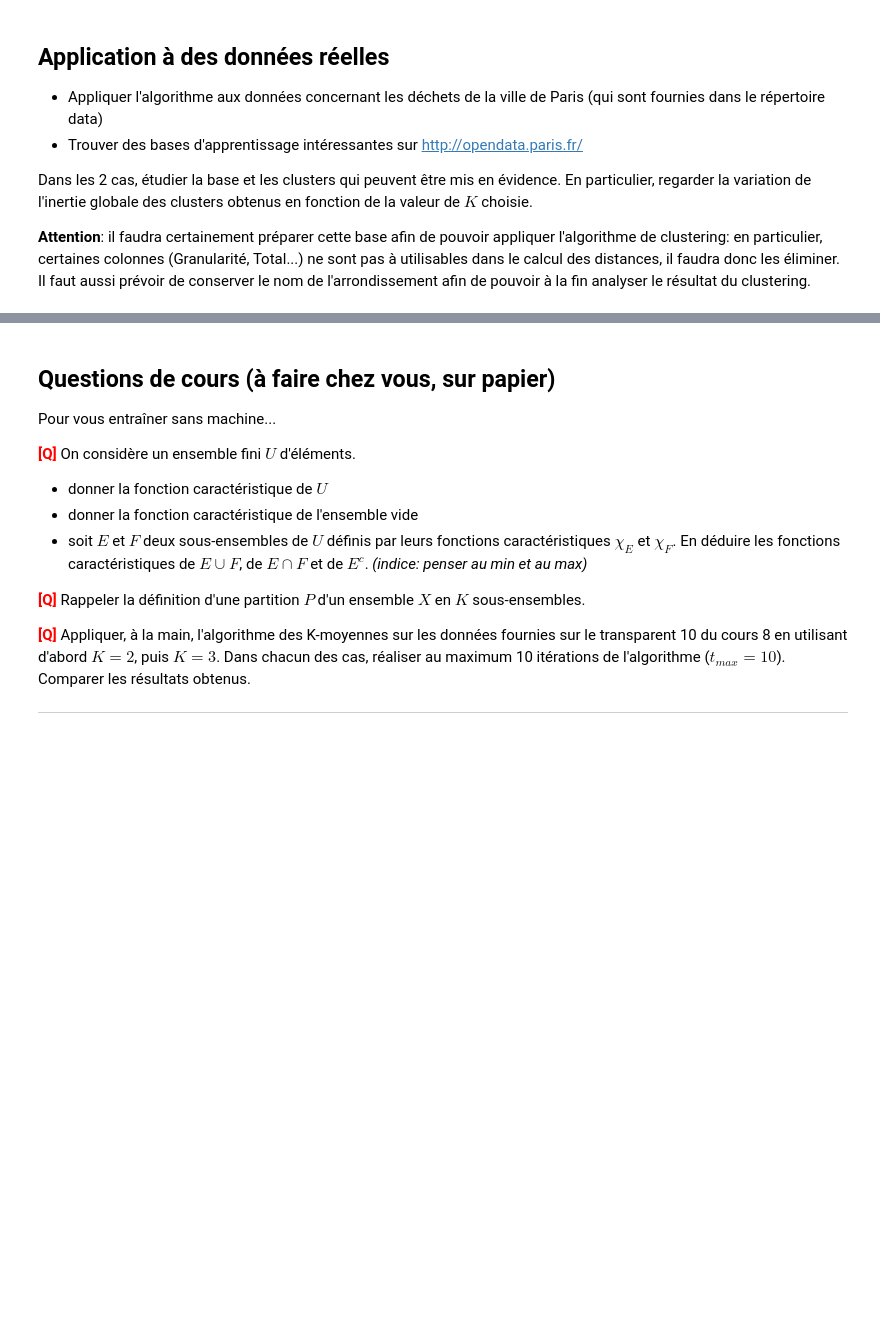
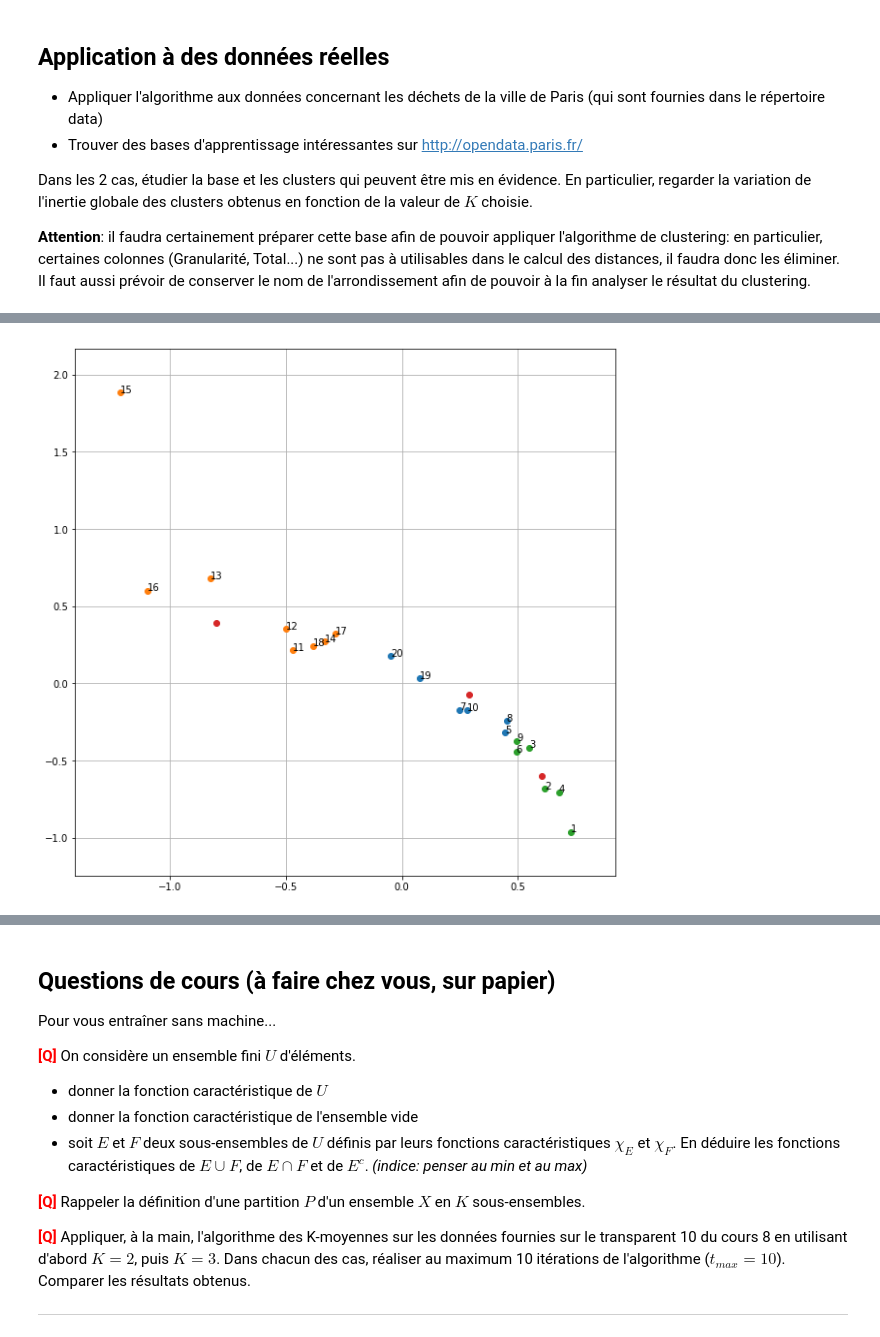
Before and after one commit to arianacarnielli/3I026, a Jupyter notebook: tme08/TME08-Carnielli.ipynb, the cells around one changed output, grey strips where cells are left out. Saved outputs shown, nothing was run; the diff lists cells and outputs as text; code cells hidden in the pictures; blank space fills up the shorter version.

```diff
--- a/tme08/TME08-Carnielli.ipynb
+++ b/tme08/TME08-Carnielli.ipynb
@@ -353,0 +426,5 @@ Dans les 2 cas, étudier la base et les clusters qui peuvent être mis en évide
+# %%
+centre_k3, affect_k3 = kmoyennes(3, data_Paris_norm, epsilon, iter_max)
+
+print(centre_k3)
+print({c : [granul.iloc[i] for i in affect_k3[c]] for c in affect_k3})
@@ -353,0 +445,24 @@ Dans les 2 cas, étudier la base et les clusters qui peuvent être mis en évide
+# %%
+dessin = man.MDS()
+tab_Paris_norm = data_Paris_norm.to_numpy()
+tab_Paris_norm = np.concatenate((tab_Paris_norm, centre_k3.to_numpy()))
+
+tab_2D = dessin.fit_transform(tab_Paris_norm)
+
+fig, ax = plt.subplots(figsize = (10, 10))
+ax.grid(True)
+ax.set_axisbelow(True)
+for i in affect_k3:
+    ax.scatter(tab_2D[affect_k3[i], 0], tab_2D[affect_k3[i], 1])
+
+ax.scatter(tab_2D[-len(affect_k3):, 0], tab_2D[-len(affect_k3):, 1])
+
+span_x = (tab_2D[:, 0].max() - tab_2D[:, 0].min())
+span_y = (tab_2D[:, 1].max() - tab_2D[:, 1].min())
+ax.set_xlim((tab_2D[:, 0].min() - span_x/10, tab_2D[:, 0].max() + span_x/10))
+ax.set_ylim((tab_2D[:, 1].min() - span_y/10, tab_2D[:, 1].max() + span_y/10))
+
+for i in range(granul.shape[0]):
+    ax.annotate(granul.iloc[i] -75000, (tab_2D[i, 0], tab_2D[i, 1]));
+# %% [output]
+[figure, added]
```
Also changed, not shown: parts of 25 cells of this notebook, 8 other files.
